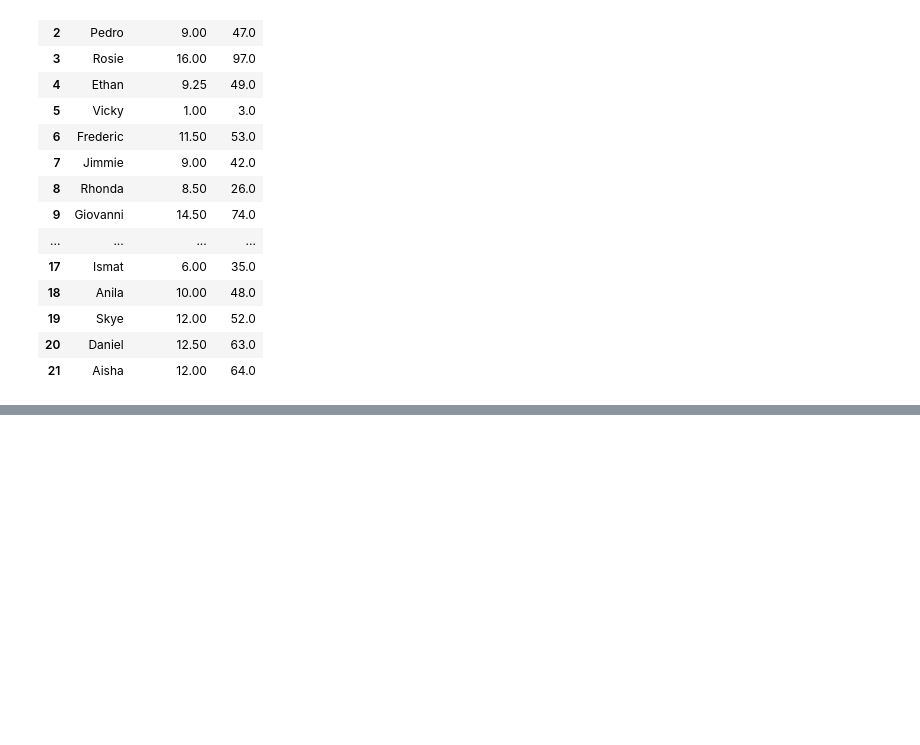
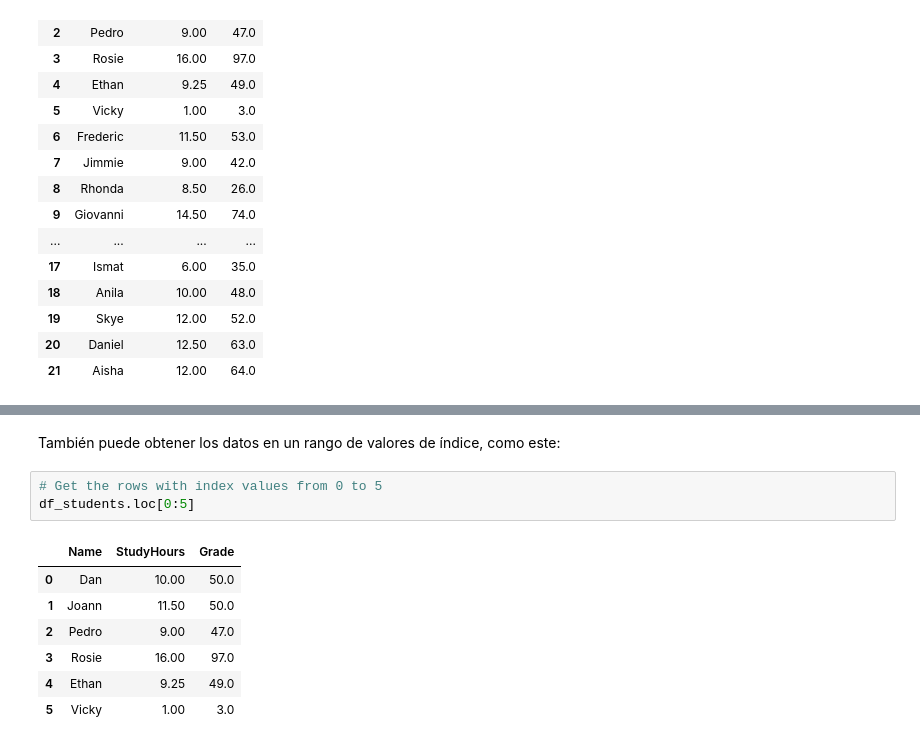
Before and after one commit to mssj-11/Laboratorios-Python, a Jupyter notebook: Mes de Datos - Microsoft/1_Exploración_de_datos_con_Python.ipynb, the cells around one changed output, grey strips where cells are left out. Drawn from its saved outputs; the diff is of its cells as text; blank space fills up the shorter version.

Commit message:
Mes de Datos

```diff
--- a/Mes de Datos - Microsoft/1_Exploración_de_datos_con_Python.ipynb
+++ b/Mes de Datos - Microsoft/1_Exploración_de_datos_con_Python.ipynb
@@ -161,0 +176,13 @@ df_students
+# %% [markdown]
+También puede obtener los datos en un rango de valores de índice, como este:
+# %%
+# Get the rows with index values from 0 to 5
+df_students.loc[0:5]
+# %% [output]
+|  | Name | StudyHours | Grade |
+| 0 | Dan | 10.00 | 50.0 |
+| 1 | Joann | 11.50 | 50.0 |
+| 2 | Pedro | 9.00 | 47.0 |
+| 3 | Rosie | 16.00 | 97.0 |
+| 4 | Ethan | 9.25 | 49.0 |
+| 5 | Vicky | 1.00 | 3.0 |
```
Also changed, not shown: parts of 13 cells of this notebook.
